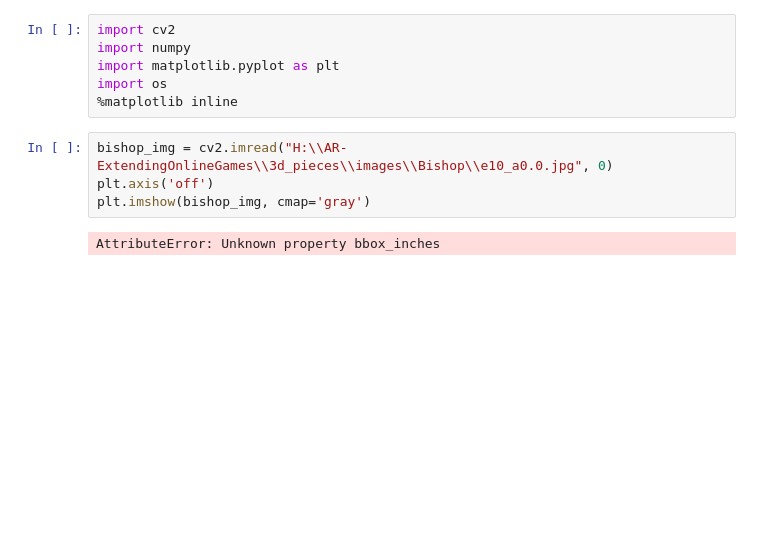
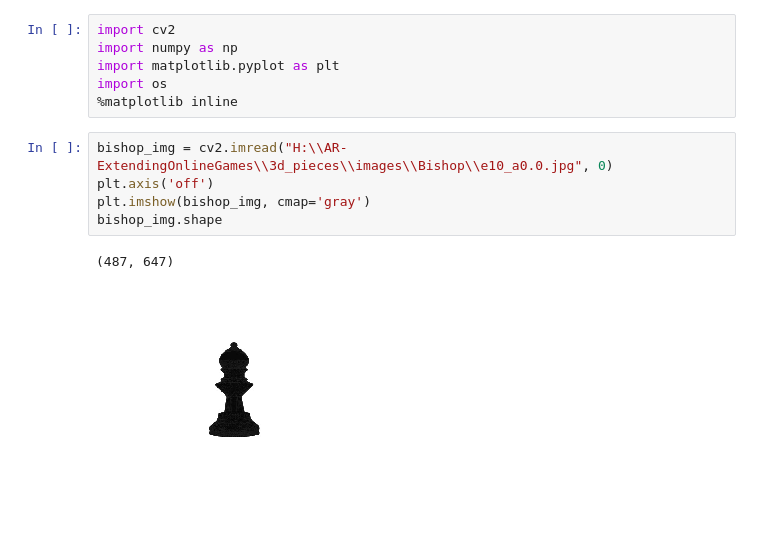
Before and after one commit to ace-racer/Extending-Board-Games-using-deep-learning, a Jupyter notebook: training_data_generation/Change color.ipynb, the cells around one changed output. Saved outputs shown, nothing was run; the diff lists cells and outputs as text.

```diff
--- a/training_data_generation/Change color.ipynb
+++ b/training_data_generation/Change color.ipynb
@@ -1,13 +1,14 @@
 # %%
 import cv2
-import numpy
+import numpy as np
 import matplotlib.pyplot as plt
 import os
 %matplotlib inline
 # %%
 bishop_img = cv2.imread("H:\\AR-ExtendingOnlineGames\\3d_pieces\\images\\Bishop\\e10_a0.0.jpg", 0)
 plt.axis('off')
 plt.imshow(bishop_img, cmap='gray')
+bishop_img.shape
 # %% [output]
-AttributeError: Unknown property bbox_inches
+(487, 647)
-[figure, old version]
+[figure, new version]
```
Also changed, not shown: parts of 4 cells of this notebook.
